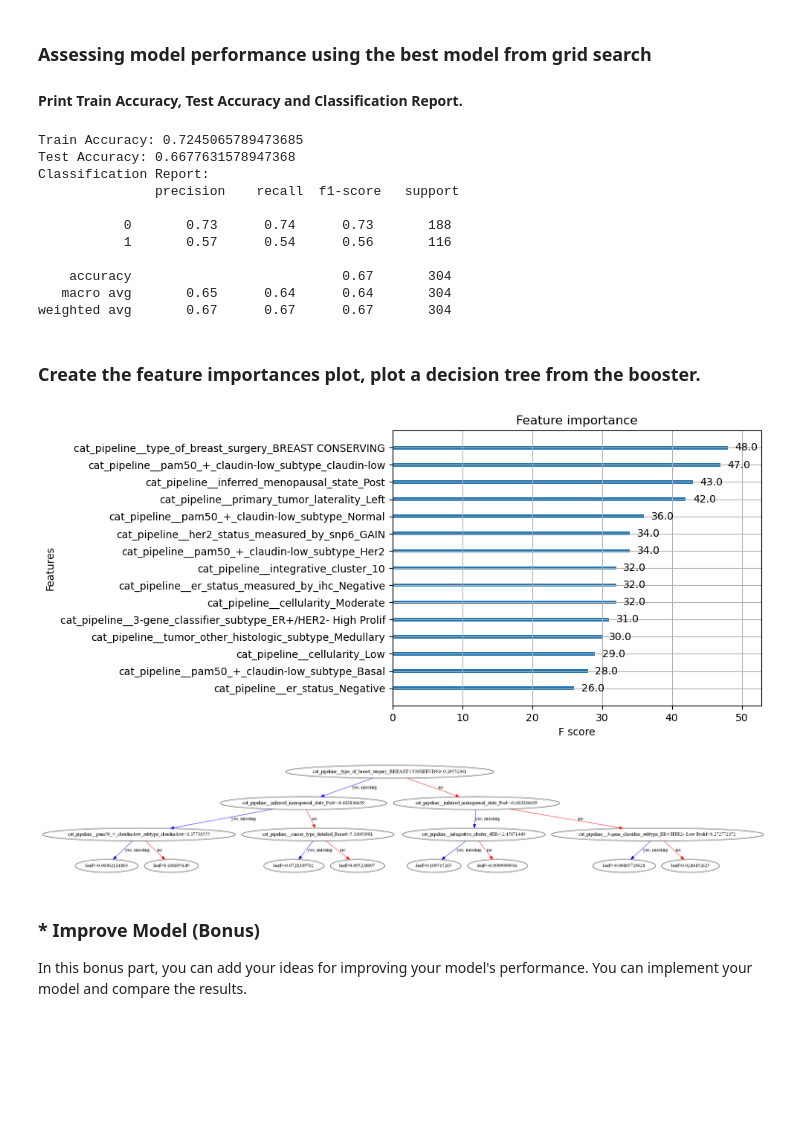
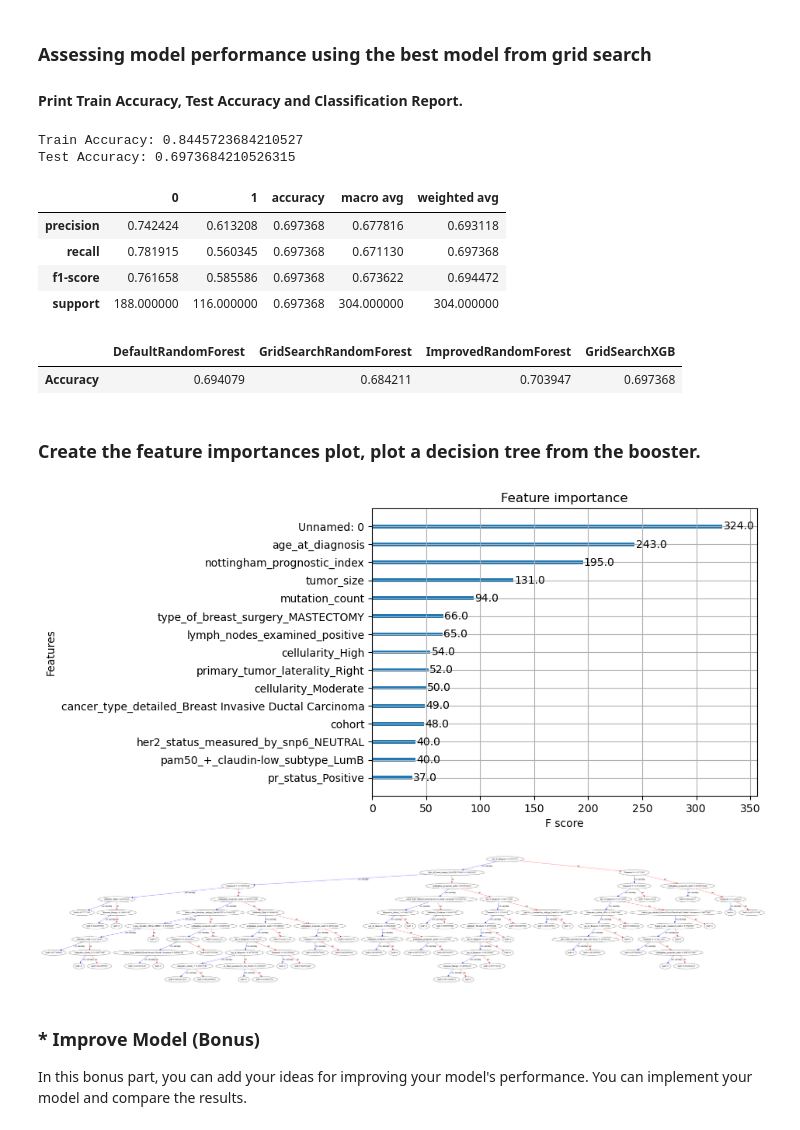
Before and after one commit to jrazi/machine-learning-bioinformatics-assignments-spring-2023, a Jupyter notebook: A2/HW2_MLforBio_Practical/HW2_MLforBio_Ensemble Methods.ipynb, the cells around one changed output. Drawn from its saved outputs; the diff is of its cells as text; code cells hidden in the pictures; blank space fills up the shorter version.

```diff
--- a/A2/HW2_MLforBio_Practical/HW2_MLforBio_Ensemble Methods.ipynb
+++ b/A2/HW2_MLforBio_Practical/HW2_MLforBio_Ensemble Methods.ipynb
@@ -151,9 +185,11 @@ X_train_preprocessed, X_test_preprocessed, y_train_preprocessed, y_test_preproce
 # Train a Random Forest model on the preprocessed data
 from sklearn.ensemble import RandomForestClassifier
 
+# We will store the accurary report of different models in this dictionary
+model_comparison_dict = {}
 
 rf_model = RandomForestClassifier(n_estimators=100, random_state=92847)
-rf_model.fit(X_train_preprocessed, y_train)
+rf_model.fit(X_train_preprocessed, y_train_preprocessed)
 # %% [output]
 RandomForestClassifier(random_state=92847)
 # %% [markdown]
@@ -387,10 +401,10 @@ dtest = xgb.DMatrix(X_test_preprocessed, label=y_test_preprocessed)
 
 # Set the XGBoost parameters
 params = {
-    'max_depth': 3,
-    'eta': 0.1,
-    'objective': 'binary:logistic',
-    'eval_metric': 'error'
+    "max_depth": 3,
+    "eta": 0.1,
+    "objective": "binary:logistic",
+    "eval_metric": "error",
 }
 
 # Train the XGBoost model
@@ -402,6 +416,7 @@ y_pred = xgb_model.predict(dtest)
 y_pred_binary = [round(pred) for pred in y_pred]
 
 # Evaluate the accuracy of the model on the test data
-accuracy = accuracy_score(y_test_preprocessed, y_pred_binary)
-print(f"Accuracy of XGBoost Model: {accuracy}")
+vanilla_xgb_accuracy = accuracy_score(y_test_preprocessed, y_pred_binary)
+
+print(f"Accuracy of XGBoost Model: {vanilla_xgb_accuracy}")
 # %% [output]
@@ -528,15 +558,15 @@ Accuracy Score: 0.6233589691695338
 # %%
 import pandas as pd
 import xgboost as xgb
-from sklearn.model_selection import train_test_split, StratifiedKFold, RandomizedSearchCV
 from sklearn.metrics import accuracy_score, classification_report
 
 # Get the best model from grid search
-best_model = grid_search.best_estimator_
+xgb_best_model = xgb.XGBClassifier(**grid_search.best_params_)
+xgb_best_model.fit(X_train_preprocessed, y_train_preprocessed)
 
 # Make predictions on the train and test data using the best model
-y_train_pred = best_model.predict(X_train_preprocessed)
-y_test_pred = best_model.predict(X_test_preprocessed)
+y_train_pred = xgb_best_model.predict(X_train_preprocessed)
+y_test_pred = xgb_best_model.predict(X_test_preprocessed)
 
 # Evaluate the accuracy of the model on the train and test data
 train_accuracy = accuracy_score(y_train_preprocessed, y_train_pred)
@@ -545,43 +575,48 @@ test_accuracy = accuracy_score(y_test_preprocessed, y_test_pred)
 print("Train Accuracy:", train_accuracy)
 print("Test Accuracy:", test_accuracy)
 
+model_comparison_dict['GridSearchXGB'] = test_accuracy
+
 # Print the classification report
-print("Classification Report:\n", classification_report(y_test_preprocessed, y_test_pred))
+xgb_clf_report = classification_report(
+    y_test_preprocessed, y_test_pred, output_dict=True
+)
+pd.DataFrame(xgb_clf_report)
 # %% [output]
-Train Accuracy: 0.7245065789473685
-Test Accuracy: 0.6677631578947368
-Classification Report:
-               precision    recall  f1-score   support
-
-           0       0.73      0.74      0.73       188
-           1       0.57      0.54      0.56       116
-
-    accuracy                           0.67       304
-   macro avg       0.65      0.64      0.64       304
-weighted avg       0.67      0.67      0.67       304
+Train Accuracy: 0.8445723684210527
+Test Accuracy: 0.6973684210526315
+|  | 0 | 1 | accuracy | macro avg | weighted avg |
+| precision | 0.742424 | 0.613208 | 0.697368 | 0.677816 | 0.693118 |
+| recall | 0.781915 | 0.560345 | 0.697368 | 0.671130 | 0.697368 |
+| f1-score | 0.761658 | 0.585586 | 0.697368 | 0.673622 | 0.694472 |
+| support | 188.000000 | 116.000000 | 0.697368 | 304.000000 | 304.000000 |
+# %%
+# Comparison Between Models Trained So Far
+pd.DataFrame(model_comparison_dict, index=['Accuracy'])
+# %% [output]
+|  | DefaultRandomForest | GridSearchRandomForest | ImprovedRandomForest | GridSearchXGB |
+| Accuracy | 0.694079 | 0.684211 | 0.703947 | 0.697368 |
 # %% [markdown]
 ### Create the feature importances plot, plot a decision tree from the booster.
 # %%
 import matplotlib.pyplot as plt
 from xgboost import plot_importance
 
-xgb_model = best_model
-
 # Plot the feature importances
-plot_importance(xgb_model, max_num_features=15)
+plot_importance(xgb_best_model, max_num_features=15)
 plt.show()
 # %% [output]
-[figure, old version]
+[figure, new version]
 # %%
 from xgboost import plot_tree
 import matplotlib.pyplot as plt
 
 fig, ax = plt.subplots(figsize=(30, 30))
-plot_tree(xgb_model, ax=ax)
-plt.savefig('./images/decision_tree.png', dpi=600)
+plot_tree(xgb_best_model, ax=ax)
+plt.savefig("./decision_tree.png", dpi=600)
 plt.show()
 # %% [output]
-[figure, old version]
+[figure, new version]
 # %% [markdown]
 ### * Improve Model (Bonus)
 In this bonus part, you can add your ideas for improving your model's performance. You can implement your model and compare the results.
```
Also changed, not shown: parts of 30 cells of this notebook, 6 other files.
